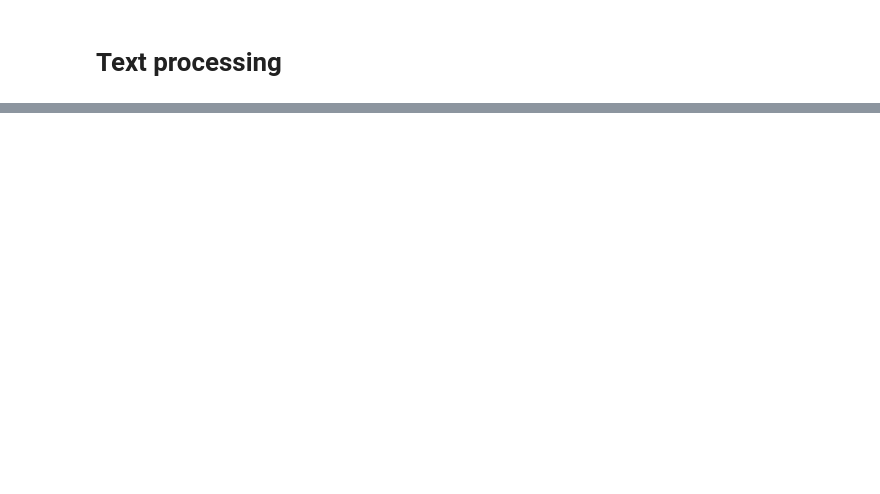
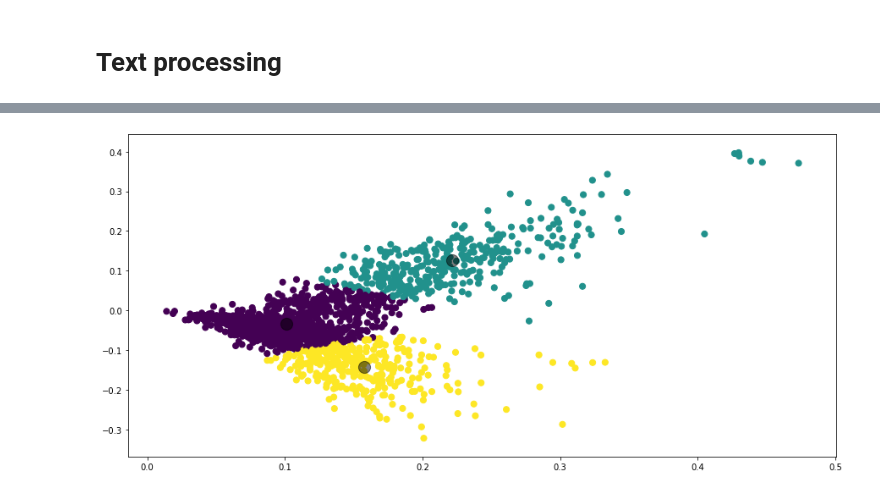
Before and after one commit to Stepess/Text_Processing, a Jupyter notebook: text_and_dim_reduction.ipynb, the cells around one changed output, grey strips where cells are left out. Saved outputs shown, nothing was run; the diff lists cells and outputs as text; code cells hidden in the pictures; blank space fills up the shorter version.

Commit message:
kmean

```diff
--- a/text_and_dim_reduction.ipynb
+++ b/text_and_dim_reduction.ipynb
@@ -196,6 +285,16 @@ plt.show()
+# %%
+def plot_clusters_with_centers(data, pred, centers):
+    plt.figure(figsize=(15,7))
+    plt.scatter(data[:, 0], data[:, 1], c=pred, s=50, cmap='viridis')
+    plt.scatter(centers[:, 0], centers[:, 1], c='black', s=200, alpha=0.5)
 # %%
 from sklearn.cluster import KMeans
+
 kmeans = KMeans(n_clusters=3)
 
 kmeans.fit(X_train_svd)
 y_kmeans = kmeans.predict(X_train_svd)
+
+plot_clusters_with_centers(X_train_svd, y_kmeans, kmeans.cluster_centers_)
+# %% [output]
+[figure, added]
```
Also changed, not shown: parts of 18 cells of this notebook.
